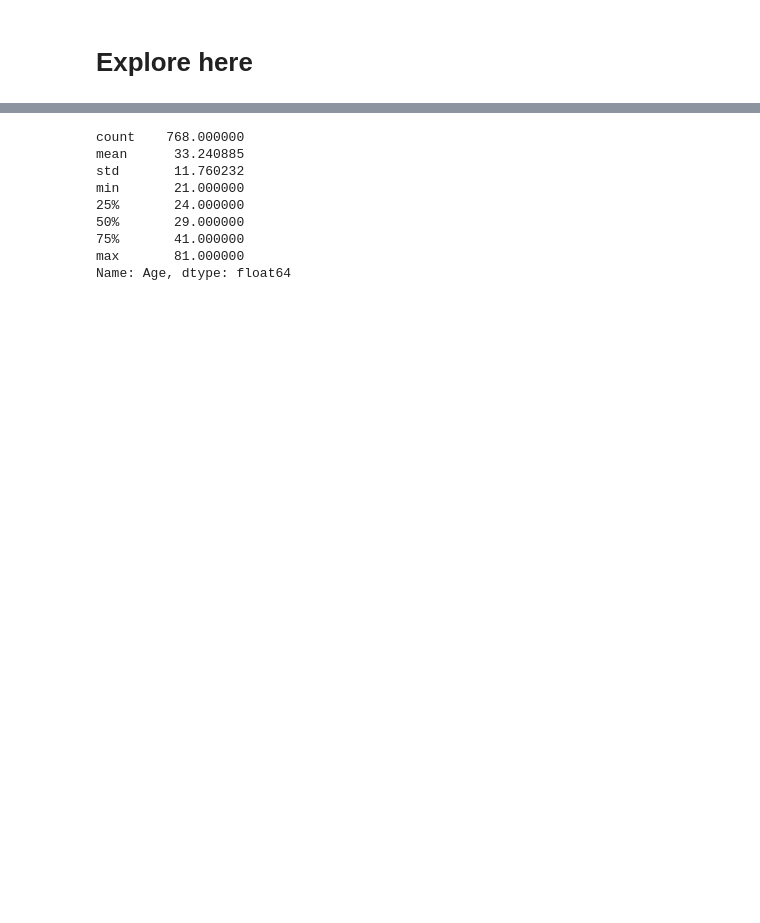
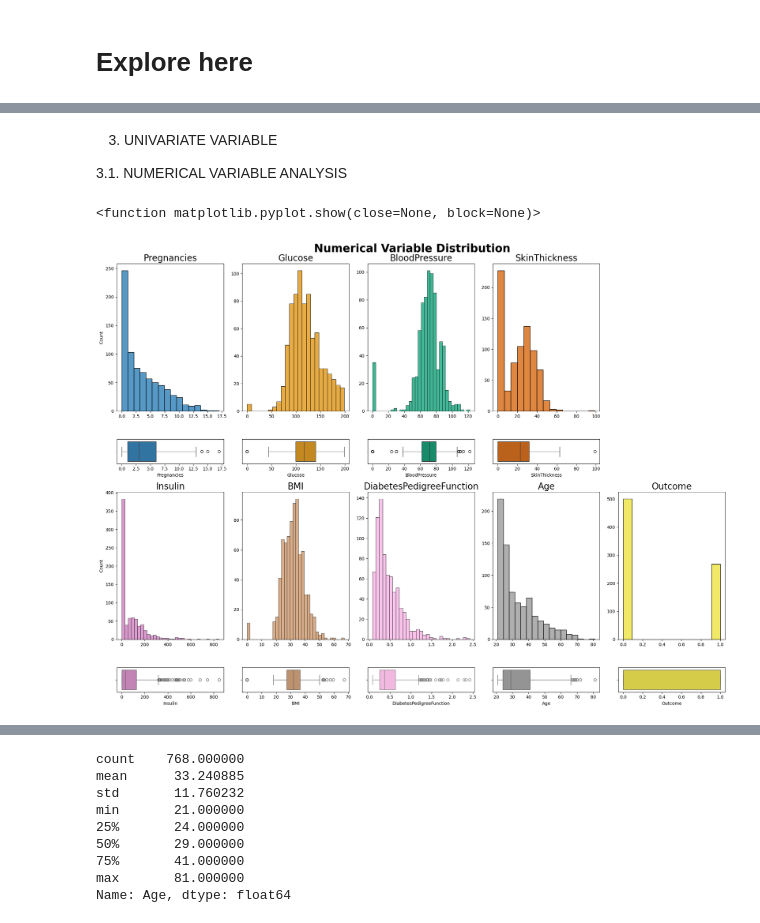
Before and after one commit to 4GeeksAcademy/EDA-and-Random-Forest_diabetes-data, a Jupyter notebook: src/explore.ipynb, the cells around one changed output, grey strips where cells are left out. Drawn from its saved outputs; the diff is of its cells as text; code cells hidden in the pictures; blank space fills up the shorter version.

```diff
--- a/src/explore.ipynb
+++ b/src/explore.ipynb
@@ -175,0 +23,3 @@ plt.show()
+# %%
+df = pd.read_csv("https://raw.githubusercontent.com/4GeeksAcademy/decision-tree-project-tutorial/main/diabetes.csv")
+df.head()
@@ -175,0 +83,4 @@ plt.show()
+# %%
+# 2.3: FIND & DELETE DUPLICATES
+df = df.drop_duplicates().reset_index(drop = True)
+df.head()
@@ -175,0 +94,52 @@ plt.show()
+# %% [markdown]
+3. UNIVARIATE VARIABLE
+
+3.1. NUMERICAL VARIABLE ANALYSIS
+# %%
+fig, axis = plt.subplots(4, 5, figsize = (20, 15), gridspec_kw = {"height_ratios": [6, 1, 6, 1]})
+fig.suptitle("Numerical Variable Distribution", fontsize=25, fontweight='bold')
+
+sns.histplot(ax = axis[0, 0], data = df, x = "Pregnancies").set(xlabel = None)
+axis[0, 0].set_title("Pregnancies", fontsize=20)
+sns.boxplot(ax = axis[1, 0], data = df, x = "Pregnancies")
+
+sns.histplot(ax = axis[0, 1], data = df, x = "Glucose", color=sns.color_palette("colorblind")[1]).set(xlabel = None, ylabel = None)
+axis[0, 1].set_title("Glucose", fontsize=20)
+sns.boxplot(ax = axis[1, 1], data = df, x = "Glucose", color=sns.color_palette("colorblind")[1])
+
+sns.histplot(ax = axis[0, 2], data = df, x = "BloodPressure", color=sns.color_palette("colorblind")[2]).set(xlabel = None, ylabel = None)
+axis[0, 2].set_title("BloodPressure", fontsize=20)
+sns.boxplot(ax = axis[1, 2], data = df, x = "BloodPressure", color=sns.color_palette("colorblind")[2])
+
+sns.histplot(ax = axis[0, 3], data = df, x = "SkinThickness", color=sns.color_palette("colorblind")[3]).set(xlabel = None, ylabel = None)
+axis[0, 3].set_title("SkinThickness", fontsize=20)
+sns.boxplot(ax = axis[1, 3], data = df, x = "SkinThickness", color=sns.color_palette("colorblind")[3])
+
+sns.histplot(ax = axis[2, 0], data = df, x = "Insulin", color=sns.color_palette("colorblind")[4]).set(xlabel = None)
+axis[2, 0].set_title("Insulin", fontsize=20)
+sns.boxplot(ax = axis[3, 0], data = df, x = "Insulin", color=sns.color_palette("colorblind")[4])
+
+sns.histplot(ax = axis[2, 1], data = df, x = "BMI", color=sns.color_palette("colorblind")[5]).set(xlabel = None, ylabel = None)
+axis[2, 1].set_title("BMI", fontsize=20)
+sns.boxplot(ax = axis[3, 1], data = df, x = "BMI", color=sns.color_palette("colorblind")[5])
+
+sns.histplot(ax = axis[2, 2], data = df, x = "DiabetesPedigreeFunction", color=sns. color_palette("colorblind")[6]).set(xlabel = None, ylabel = None)
+axis[2, 2].set_title("DiabetesPedigreeFunction", fontsize=20)
+sns.boxplot(ax = axis[3, 2], data = df, x = "DiabetesPedigreeFunction", color=sns.color_palette("colorblind")[6])
+
+sns.histplot(ax = axis[2, 3], data = df, x = "Age", color=sns.color_palette("colorblind")[7]).set(xlabel = None, ylabel = None)
+axis[2, 3].set_title("Age", fontsize=20)
+sns.boxplot(ax = axis[3, 3], data = df, x = "Age", color=sns.color_palette("colorblind")[7])
+
+sns.histplot(ax = axis[2, 4], data = df, x = "Outcome", color=sns.color_palette("colorblind")[8]). set(xlabel = None, ylabel = None)
+axis[2, 4].set_title("Outcome", fontsize=20)
+sns.boxplot(ax = axis[3, 4], data = df, x = "Outcome", color=sns.color_palette("colorblind")[8])
+
+fig.delaxes(axis[0, 4])
+fig.delaxes(axis[1, 4])
+
+plt. tight_layout()
+plt. show
+# %% [output]
+<function matplotlib.pyplot.show(close=None, block=None)>
+[figure, added]
```
Also changed, not shown: parts of 66 cells of this notebook, 29 other files.
